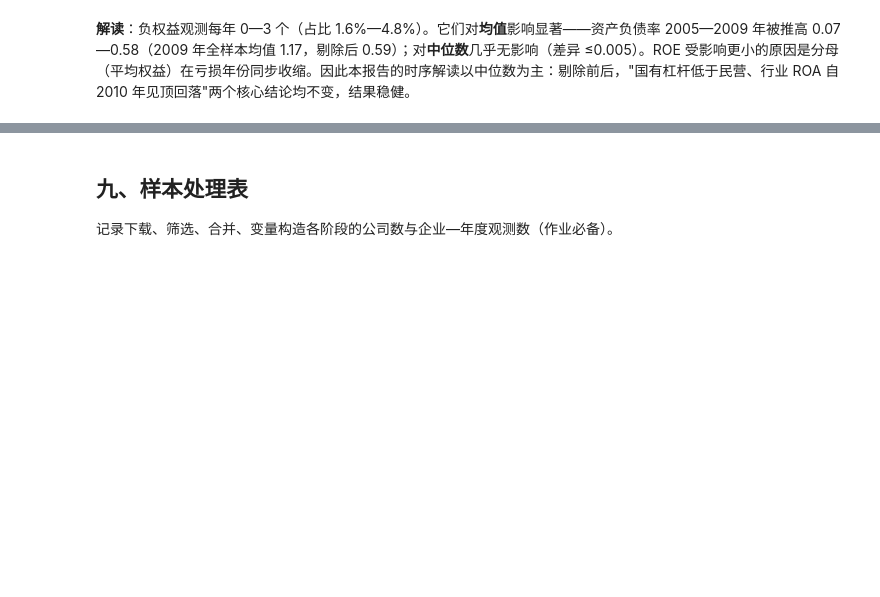
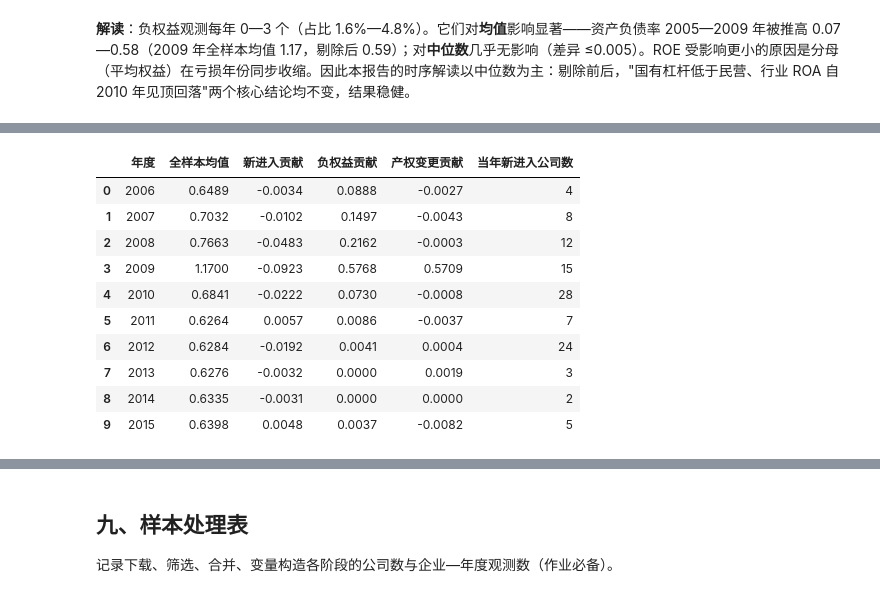
Before and after one commit to Jaremy112/fineco-homework, a Jupyter notebook: hw02-2/hw02-2.ipynb, the cells around one changed output, grey strips where cells are left out. Cells and saved outputs as stored; diff of their text form; code cells hidden in the pictures; blank space fills up the shorter version.

```diff
--- a/hw02-2/hw02-2.ipynb
+++ b/hw02-2/hw02-2.ipynb
@@ -475,0 +547,36 @@ fiscal_year
+# %%
+p = panel.sort_values(["Stkcd","fiscal_year"]).copy()
+p["prev_own"] = p.groupby("Stkcd")["ownership"].shift(1)
+p["own_changed"] = p["prev_own"].notna() & (p["ownership"] != p["prev_own"])
+
+rows = []
+for y in range(2006, 2016):
+    cur = p[p["fiscal_year"] == y]
+    prev_codes = set(p.loc[p["fiscal_year"] == y-1, "Stkcd"])
+    new_e = ~cur["Stkcd"].isin(prev_codes)
+    rows.append({
+        "年度": y,
+        "全样本均值": cur["leverage"].mean(),
+        "剔除新进入后": cur.loc[~new_e, "leverage"].mean(),
+        "剔除负权益后": cur.loc[~cur["flag_neg_equity"], "leverage"].mean(),
+        "剔除产权变更后": cur.loc[~cur["own_changed"], "leverage"].mean(),
+        "当年新进入公司数": int(new_e.sum()),
+    })
+att = pd.DataFrame(rows)
+for c in ["全样本均值","剔除新进入后","剔除负权益后","剔除产权变更后"]:
+    att[c] = att[c].round(4)
+for c, src in [("新进入贡献","剔除新进入后"), ("负权益贡献","剔除负权益后"), ("产权变更贡献","剔除产权变更后")]:
+    att[c] = (att["全样本均值"] - att[src]).round(4)
+att[["年度","全样本均值","新进入贡献","负权益贡献","产权变更贡献","当年新进入公司数"]]
+# %% [output]
+|  | 年度 | 全样本均值 | 新进入贡献 | 负权益贡献 | 产权变更贡献 | 当年新进入公司数 |
+| 0 | 2006 | 0.6489 | -0.0034 | 0.0888 | -0.0027 | 4 |
+| 1 | 2007 | 0.7032 | -0.0102 | 0.1497 | -0.0043 | 8 |
+| 2 | 2008 | 0.7663 | -0.0483 | 0.2162 | -0.0003 | 12 |
+| 3 | 2009 | 1.1700 | -0.0923 | 0.5768 | 0.5709 | 15 |
+| 4 | 2010 | 0.6841 | -0.0222 | 0.0730 | -0.0008 | 28 |
+| 5 | 2011 | 0.6264 | 0.0057 | 0.0086 | -0.0037 | 7 |
+| 6 | 2012 | 0.6284 | -0.0192 | 0.0041 | 0.0004 | 24 |
+| 7 | 2013 | 0.6276 | -0.0032 | 0.0000 | 0.0019 | 3 |
+| 8 | 2014 | 0.6335 | -0.0031 | 0.0000 | 0.0000 | 2 |
+| 9 | 2015 | 0.6398 | 0.0048 | 0.0037 | -0.0082 | 5 |
```
Also changed, not shown: parts of 14 cells of this notebook, 7 other files.
